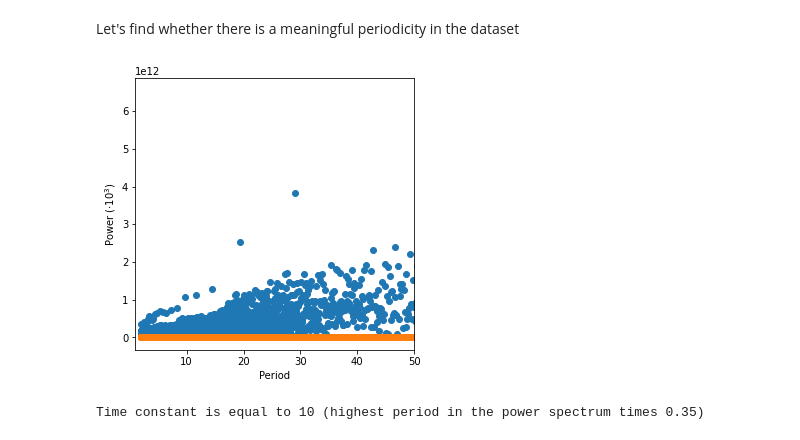
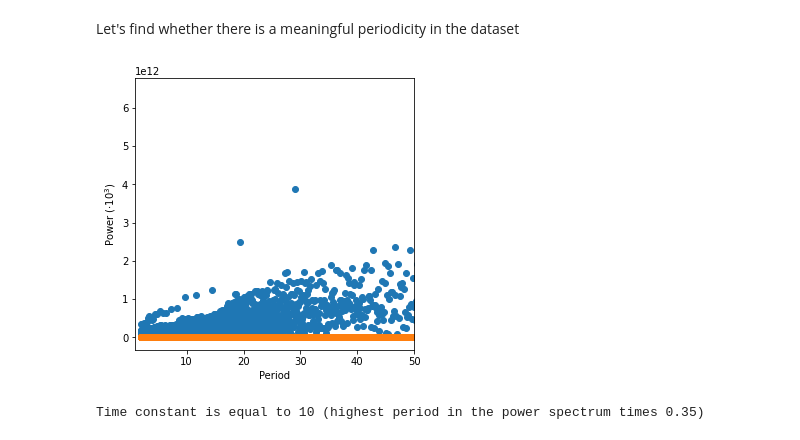
Before and after one commit to haydarevren/automated-capstone-demo, a Jupyter notebook: automated-insight-demo.ipynb, the cells around one changed output. Saved outputs shown, nothing was run; the diff lists cells and outputs as text; code cells hidden in the pictures.

```diff
--- a/automated-insight-demo.ipynb
+++ b/automated-insight-demo.ipynb
@@ -324,24 +349,29 @@ reduced_df.head()
 # %% [markdown]
 Let's find whether there is a meaningful periodicity in the dataset
 # %%
-ft_targets = fftpack.fft(reduced_df[target_cols], axis=0)
-frequencies = fftpack.fftfreq(reduced_df[target_cols].shape[0],1)
-periods = 1 / frequencies
+# ft_targets = fftpack.fft(reduced_df[target_cols], axis=0)
+# frequencies = fftpack.fftfreq(reduced_df[target_cols].shape[0],1)
+# periods = 1 / frequencies
 
-periodicity_find=pd.DataFrame(abs(ft_targets) * 1e-3,columns=target_cols)
-periodicity_find['periods']=periods
+# periodicity_find=pd.DataFrame(abs(ft_targets) * 1e-3,columns=target_cols)
+# periodicity_find['periods']=periods
 
-plt.figure(figsize=(5,5))
+# fig9=plt.figure(figsize=(5,5))
 
 
-plt.plot(periodicity_find['periods'], periodicity_find[target_cols], 'o')
-plt.xlim(1, 50)
-plt.xlabel('Period')
-plt.ylabel('Power ($\cdot10^3$)')
+# plt.plot(periodicity_find['periods'], periodicity_find[target_cols], 'o')
+# plt.xlim(1, 50)
+# plt.xlabel('Period')
+# plt.ylabel('Power ($\cdot10^3$)')
 
-plt.show()
+# plt.show()
+
+# pickle.dump(fig9, open('FigureObject9.fig.pickle', 'wb'))
-# %% [output]
-[figure, removed]
+# %%
+fig9 = pickle.load(open('FigureObject9.fig.pickle', 'rb'))
+fig9
+# %% [output]
+[figure, added]
 # %%
 # periodicity_find[((periodicity_find['periods']>0) & (periodicity_find['periods']<50))].max()
 # %%
```
Also changed, not shown: parts of 44 cells of this notebook, 6 other files.
